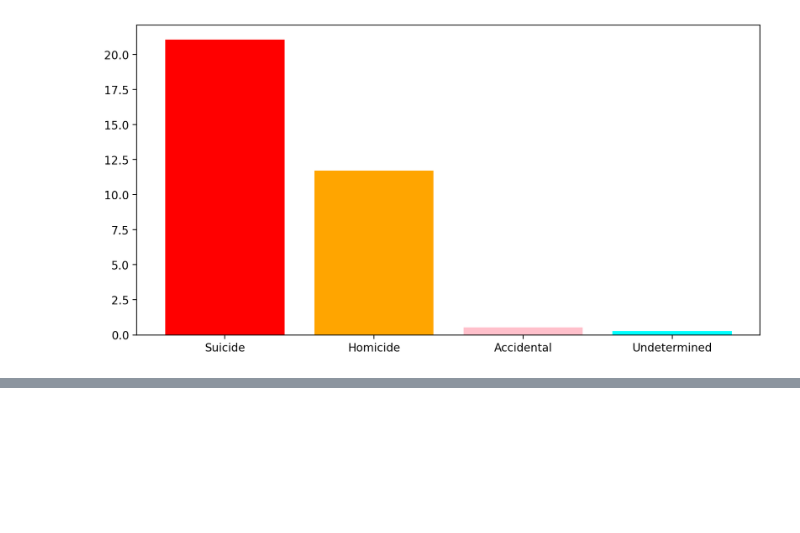
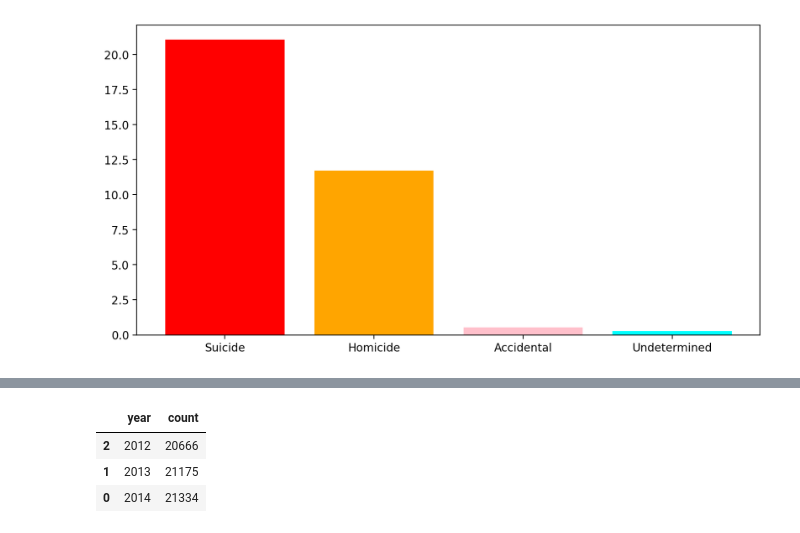
Before and after one commit to PrajwalLuitel/lambton_college_assessments, a Jupyter notebook: data_visualization/class_practice/week4.ipynb, the cells around one changed output, grey strips where cells are left out. Saved outputs shown, nothing was run; the diff lists cells and outputs as text; code cells hidden in the pictures; blank space fills up the shorter version.

```diff
--- a/data_visualization/class_practice/week4.ipynb
+++ b/data_visualization/class_practice/week4.ipynb
@@ -219,0 +233,7 @@ plt.bar(x=gun_deaths_by_intent['intent'], height=gun_deaths_by_intent['per_100']
+# %%
+suicides_by_year
+# %% [output]
+|  | year | count |
+| 2 | 2012 | 20666 |
+| 1 | 2013 | 21175 |
+| 0 | 2014 | 21334 |
```
Also changed, not shown: parts of 6 cells of this notebook.
